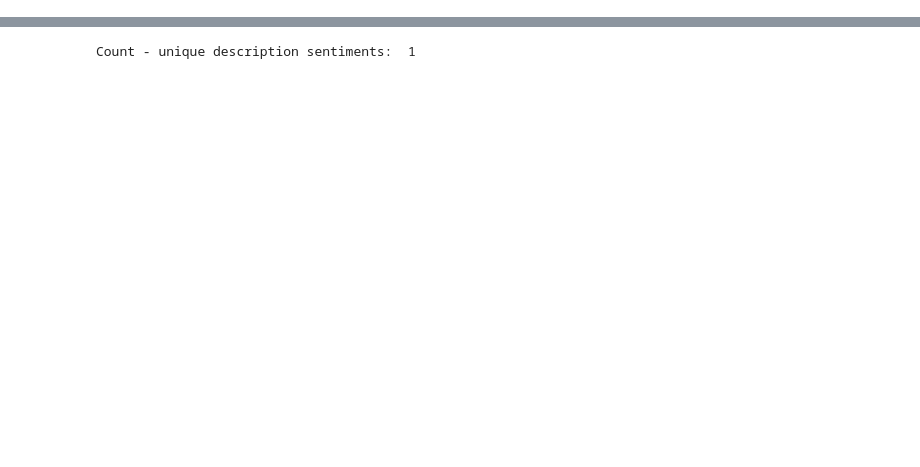
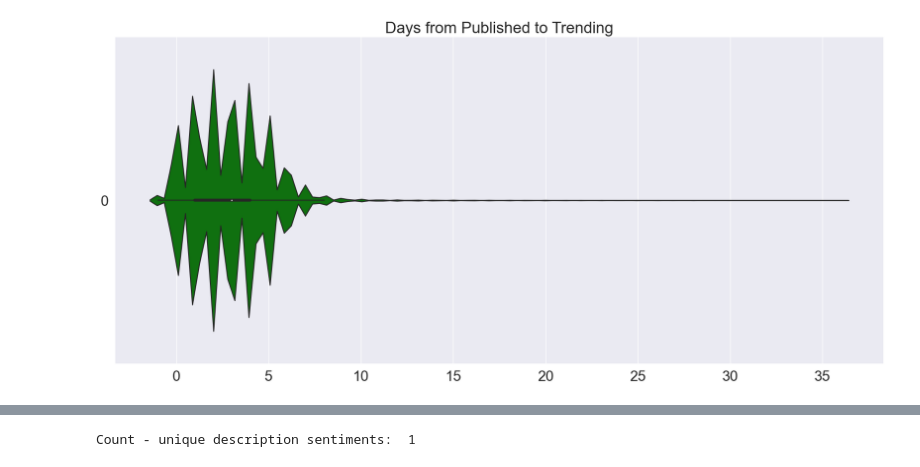
Before and after one commit to rcolby/dscapstone, a Jupyter notebook: YouTube Sentiment Analysis.ipynb, the cells around one changed output, grey strips where cells are left out. Drawn from its saved outputs; the diff is of its cells as text; code cells hidden in the pictures; blank space fills up the shorter version.

```diff
--- a/YouTube Sentiment Analysis.ipynb
+++ b/YouTube Sentiment Analysis.ipynb
@@ -96,0 +107,14 @@ plt.show()
+# %%
+sns.set(rc={'figure.figsize':(21, 9)})
+sns.set(style='whitegrid')
+sns.set(font_scale=2)
+vp = sns.violinplot(data=df['days_to_trend'], color='green', orient='h')
+vp.set(title='Days from Published to Trending',
+      xlabel='')
+
+fig = vp.get_figure()
+fig.savefig('images/days_to_trend.png', dpi=300)
+
+plt.show()
+# %% [output]
+[figure, added]
```
Also changed, not shown: parts of 7 cells of this notebook.
